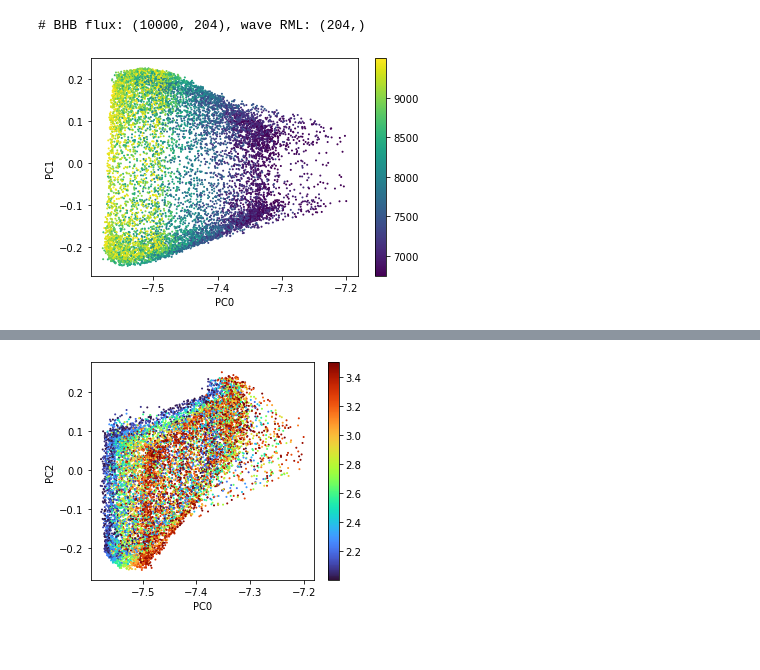
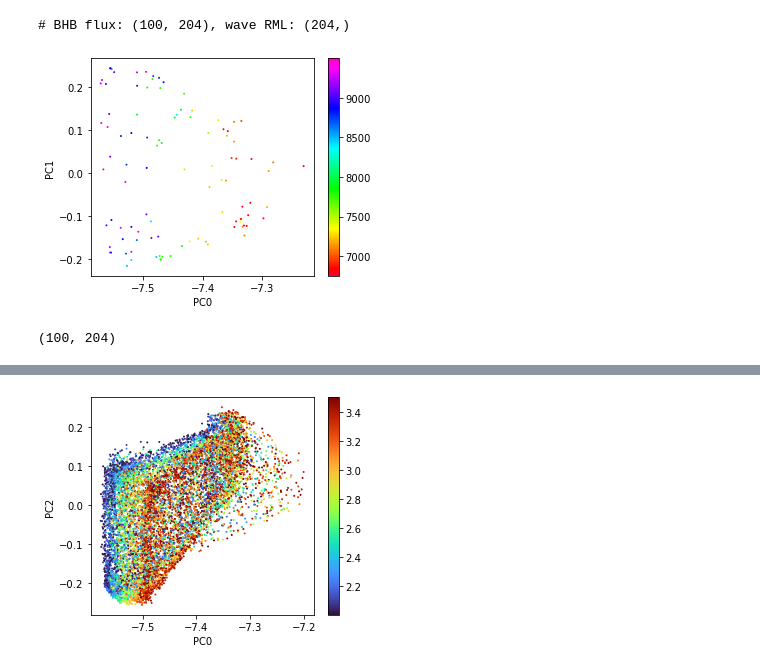
Before and after one commit to ViskaWei/LV, a Jupyter notebook: nb/RML_PCA.ipynb, the cells around one changed output, grey strips where cells are left out. Drawn from its saved outputs; the diff is of its cells as text; code cells hidden in the pictures.

```diff
--- a/nb/RML_PCA.ipynb
+++ b/nb/RML_PCA.ipynb
@@ -28,8 +28,12 @@ p = BasePCA()
 # %%
 W="RML"
 R="B"
-N=10000
+N=1000
 v = p.run_R(W,R, N=N, top=100, transform=1, save=0)
 # %% [output]
-# BHB flux: (10000, 204), wave RML: (204,)
+# BHB flux: (100, 204), wave RML: (204,)
-[figure, old version]
+[figure, new version]
+# %%
+p.nFlux["B"].shape
+# %% [output]
+(100, 204)
```
Also changed, not shown: parts of 5 cells of this notebook, 7 other files.
